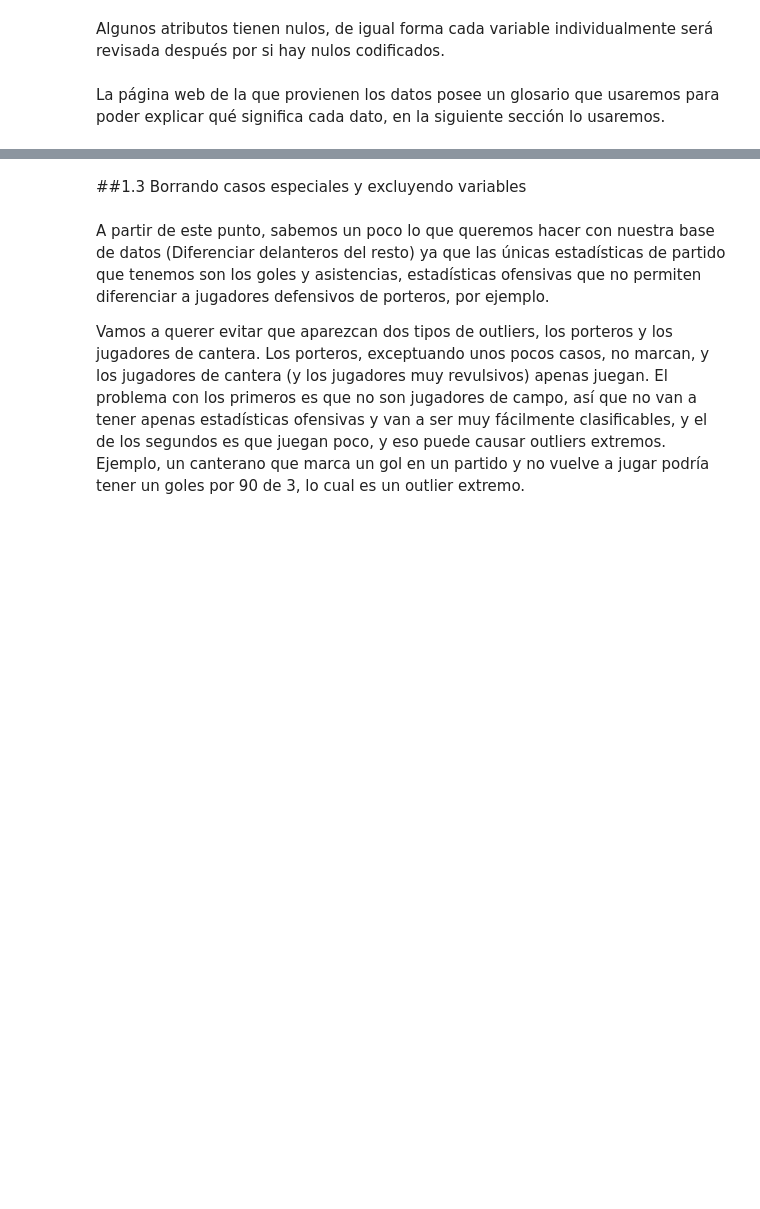
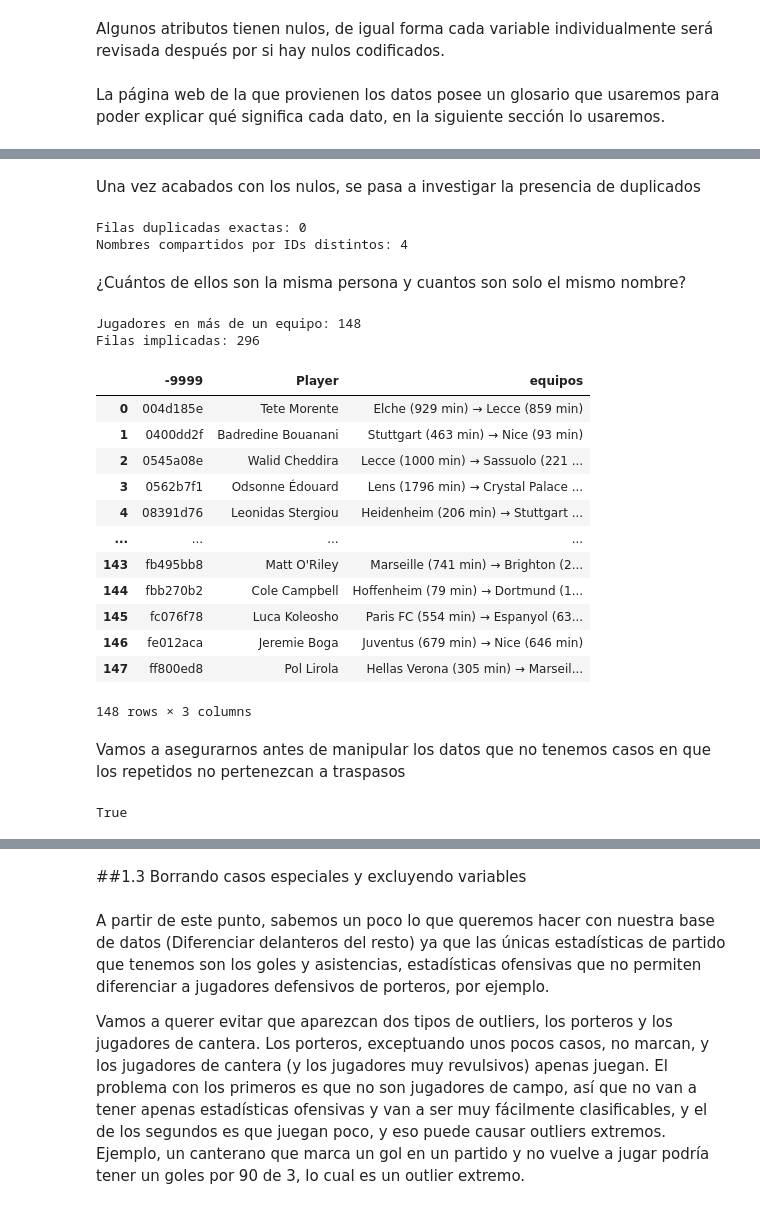
Before and after one commit to alexalvrz-yeah/Proyecto-Fusball, a Jupyter notebook: notebooks/fussball.ipynb, the cells around one changed output, grey strips where cells are left out. Cells and saved outputs as stored; diff of their text form; code cells hidden in the pictures; blank space fills up the shorter version.

Commit message:
Creación de metrica de traspaso, limpieza de duplicados, reestructuración de secciones

```diff
--- a/notebooks/fussball.ipynb
+++ b/notebooks/fussball.ipynb
@@ -211,0 +213,3 @@ _Per 90 Minutes_ (valores divididos entre 90 minutos, pertenecen _Gls.1_, _Ast.1
+# %%
+df.loc[df['Player'] == 'Luis Orejuela', ['Nation', 'Age', 'Born']] = ['es ESP', 18, 2007]
+df.loc[df['Player'] == 'Yael Trepy', ['Nation', 'Age', 'Born']] = ['fr FRA', 19, 2006]
@@ -211,0 +237,53 @@ _Per 90 Minutes_ (valores divididos entre 90 minutos, pertenecen _Gls.1_, _Ast.1
+# %% [markdown]
+Una vez acabados con los nulos, se pasa a investigar la presencia de duplicados
+# %%
+# Filas completamente idénticas
+print("Filas duplicadas exactas:", df.duplicated().sum())
+
+# Mismo nombre pero ID distinto (posibles homónimos)
+por_nombre = df.groupby('Player')['-9999'].nunique()
+homonimos = por_nombre[por_nombre > 1]
+print("Nombres compartidos por IDs distintos:", len(homonimos))
+# %% [output]
+Filas duplicadas exactas: 0
+Nombres compartidos por IDs distintos: 4
+# %% [markdown]
+¿Cuántos de ellos son la misma persona y cuantos son solo el mismo nombre?
+# %%
+equipos = df.groupby('-9999')['Squad'].nunique()
+ids_traspasados = equipos[equipos > 1].index
+
+traspasados = (df[df['-9999'].isin(ids_traspasados)]
+               .sort_values(['-9999', 'Min'], ascending=[True, False]))
+
+print("Jugadores en más de un equipo:", len(ids_traspasados))
+print("Filas implicadas:", len(traspasados))
+
+resumen = (traspasados.groupby(['-9999', 'Player'])
+           .apply(lambda g: ' → '.join(f"{s} ({m} min)" for s, m in zip(g['Squad'], g['Min'])))
+           .reset_index(name='equipos'))
+resumen
+# %% [output]
+Jugadores en más de un equipo: 148
+Filas implicadas: 296
+|  | -9999 | Player | equipos |
+| 0 | 004d185e | Tete Morente | Elche (929 min) → Lecce (859 min) |
+| 1 | 0400dd2f | Badredine Bouanani | Stuttgart (463 min) → Nice (93 min) |
+| 2 | 0545a08e | Walid Cheddira | Lecce (1000 min) → Sassuolo (221 ... |
+| 3 | 0562b7f1 | Odsonne Édouard | Lens (1796 min) → Crystal Palace ... |
+| 4 | 08391d76 | Leonidas Stergiou | Heidenheim (206 min) → Stuttgart ... |
+| ... | ... | ... | ... |
+| 143 | fb495bb8 | Matt O'Riley | Marseille (741 min) → Brighton (2... |
+| 144 | fbb270b2 | Cole Campbell | Hoffenheim (79 min) → Dortmund (1... |
+| 145 | fc076f78 | Luca Koleosho | Paris FC (554 min) → Espanyol (63... |
+| 146 | fe012aca | Jeremie Boga | Juventus (679 min) → Nice (646 min) |
+| 147 | ff800ed8 | Pol Lirola | Hellas Verona (305 min) → Marseil... |
+148 rows × 3 columns
+# %% [markdown]
+Vamos a asegurarnos antes de manipular los datos que no tenemos casos en que los repetidos no pertenezcan a traspasos
+# %%
+ids_repetidos = set(df.loc[df.duplicated('-9999', keep=False), '-9999'])
+ids_traspasados = set(equipos[equipos > 1].index)
+print(ids_repetidos == ids_traspasados)
+# %% [output]
+True
```
Also changed, not shown: parts of 48 cells of this notebook.
